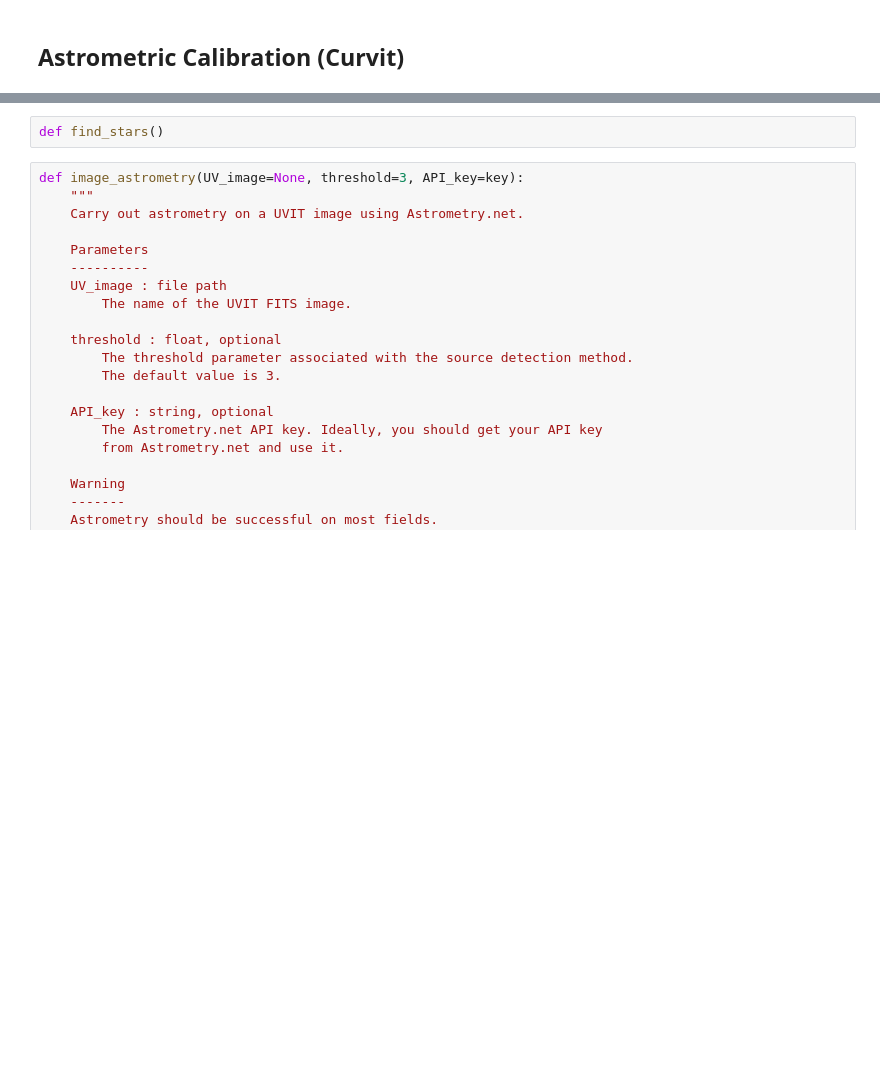
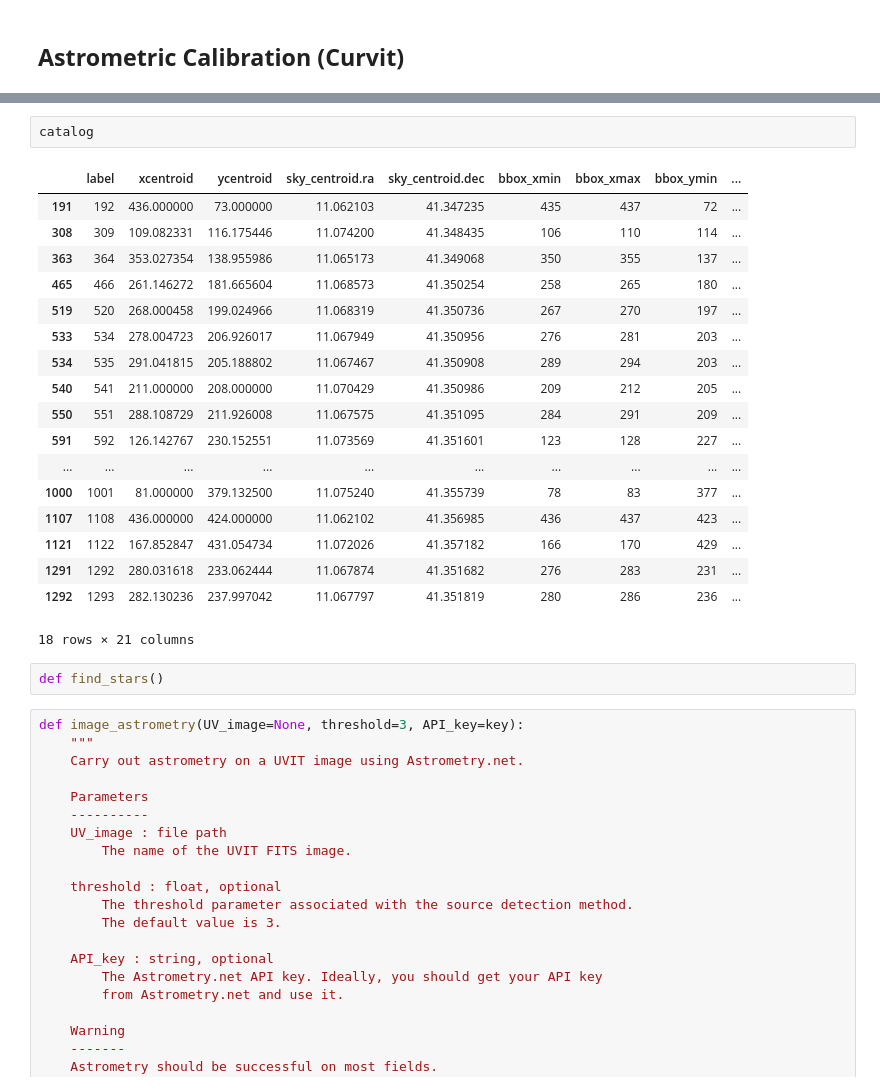
Before and after one commit to Jack3690/INSIST_pipeline, a Jupyter notebook: notebooks/MACADAMIA.ipynb, the cells around one changed output, grey strips where cells are left out. Saved outputs shown, nothing was run; the diff lists cells and outputs as text; blank space fills up the shorter version.

```diff
--- a/notebooks/MACADAMIA.ipynb
+++ b/notebooks/MACADAMIA.ipynb
@@ -132,3 +200,24 @@ for f in os.listdir(input_dir):
+# %%
+catalog
+# %% [output]
+|  | label | xcentroid | ycentroid | sky_centroid.ra | sky_centroid.dec | bbox_xmin | bbox_xmax | bbox_ymin | ... |
+| 191 | 192 | 436.000000 | 73.000000 | 11.062103 | 41.347235 | 435 | 437 | 72 | ... |
+| 308 | 309 | 109.082331 | 116.175446 | 11.074200 | 41.348435 | 106 | 110 | 114 | ... |
+| 363 | 364 | 353.027354 | 138.955986 | 11.065173 | 41.349068 | 350 | 355 | 137 | ... |
+| 465 | 466 | 261.146272 | 181.665604 | 11.068573 | 41.350254 | 258 | 265 | 180 | ... |
+| 519 | 520 | 268.000458 | 199.024966 | 11.068319 | 41.350736 | 267 | 270 | 197 | ... |
+| 533 | 534 | 278.004723 | 206.926017 | 11.067949 | 41.350956 | 276 | 281 | 203 | ... |
+| 534 | 535 | 291.041815 | 205.188802 | 11.067467 | 41.350908 | 289 | 294 | 203 | ... |
+| 540 | 541 | 211.000000 | 208.000000 | 11.070429 | 41.350986 | 209 | 212 | 205 | ... |
+| 550 | 551 | 288.108729 | 211.926008 | 11.067575 | 41.351095 | 284 | 291 | 209 | ... |
+| 591 | 592 | 126.142767 | 230.152551 | 11.073569 | 41.351601 | 123 | 128 | 227 | ... |
+| ... | ... | ... | ... | ... | ... | ... | ... | ... | ... |
+| 1000 | 1001 | 81.000000 | 379.132500 | 11.075240 | 41.355739 | 78 | 83 | 377 | ... |
+| 1107 | 1108 | 436.000000 | 424.000000 | 11.062102 | 41.356985 | 436 | 437 | 423 | ... |
+| 1121 | 1122 | 167.852847 | 431.054734 | 11.072026 | 41.357182 | 166 | 170 | 429 | ... |
+| 1291 | 1292 | 280.031618 | 233.062444 | 11.067874 | 41.351682 | 276 | 283 | 231 | ... |
+| 1292 | 1293 | 282.130236 | 237.997042 | 11.067797 | 41.351819 | 280 | 286 | 236 | ... |
+18 rows × 21 columns
 # %%
 def find_stars()
 # %%
```
Also changed, not shown: parts of 7 cells of this notebook.
